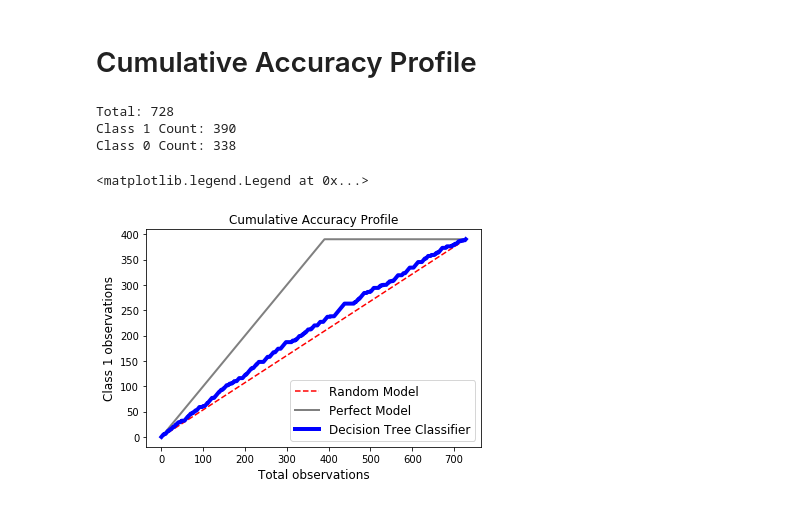
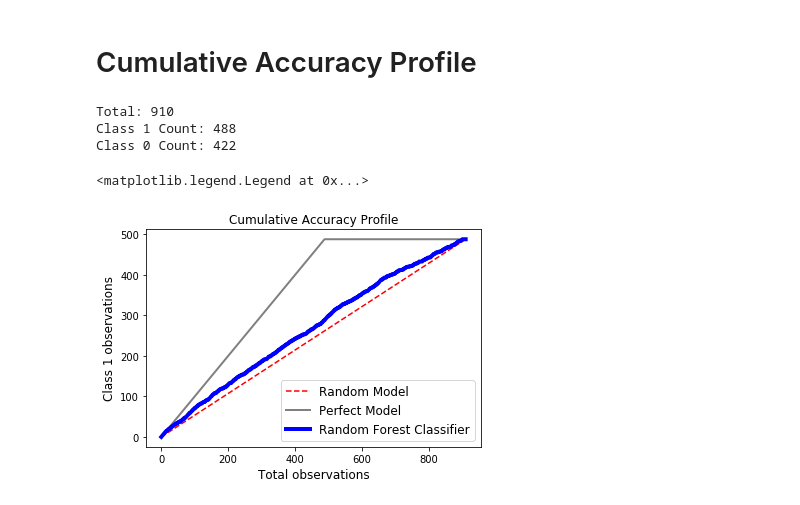
Before and after one commit to styrofomeBoots/project_3, a Jupyter notebook: bryan_workbook.ipynb, the cells around one changed output. Saved outputs shown, nothing was run; the diff lists cells and outputs as text; code cells hidden in the pictures.

```diff
--- a/bryan_workbook.ipynb
+++ b/bryan_workbook.ipynb
@@ -70,8 +70,9 @@ vote_count
 # %%
 # create table for model purposes
 modelDf = movieDf[["duration","facenumber_in_poster","rating_numeric","budget","revenue","gross_margin",
-                   "successful","director_score","production_companies_count","total_actor_starpower","release_month",
-                   "holiday_month","tot_wins","tot_noms"]]
+                   "successful","director_score","production_companies_count","total_actor_starpower","rel_mon_01",
+                   "rel_mon_02", "rel_mon_03", "rel_mon_04", "rel_mon_05", "rel_mon_06", "rel_mon_07", "rel_mon_08",
+                   "rel_mon_09", "rel_mon_10", "rel_mon_11", "rel_mon_12","holiday_month","tot_wins","tot_noms"]]
 modelDf = modelDf.dropna()
 modelDf.head(10)
 # %% [output]
@@ -94,8 +96,10 @@ modelDf["successful"].value_counts()
 Name: successful, dtype: int64
 # %%
 # Assign X (data) and y (target)
-X = modelDf[["duration","release_month","rating_numeric","director_score","production_companies_count","total_actor_starpower",
-             "tot_wins","tot_noms","holiday_month"]]
+X = modelDf[["duration","rel_mon_01","rel_mon_02", "rel_mon_03", "rel_mon_04", "rel_mon_05", "rel_mon_06",
+             "rel_mon_07", "rel_mon_08", "rel_mon_09", "rel_mon_10", "rel_mon_11", "rel_mon_12","rating_numeric",
+             "director_score","production_companies_count","total_actor_starpower","tot_wins","tot_noms",
+             "holiday_month"]]
 y = modelDf["successful"].values.reshape(-1, 1)
 print(X.shape, y.shape)
 # %% [output]
@@ -284,7 +288,7 @@ rf1 = RandomForestClassifier()
 # %%
 #Hyper Parameters Set for decision tree
 params = {'criterion':['gini','entropy'],
-          'n_estimators':[50,100,200,500,1000],
+          'n_estimators':[50,100,500,1000],
           'min_samples_leaf':[1,2,3],
           'min_samples_split':[3,4,5,6,7],
           'random_state':[123],
@@ -539,41 +560,41 @@ print(f"Total: {total}")
 print(f"Class 1 Count: {class_1_count}")
 print(f"Class 0 Count: {class_0_count}")
 # %% [output]
-Total: 728
-Class 1 Count: 390
-Class 0 Count: 338
+Total: 910
+Class 1 Count: 488
+Class 0 Count: 422
 # %%
 # plot a random model
 plt.plot([0, total], [0, class_1_count], c = 'r', linestyle = '--', label = 'Random Model')
 
 # plot a perfect model
 plt.plot([0, class_1_count, total],
          [0, class_1_count, class_1_count],
          c = 'grey',
          linewidth = 2,
          label = 'Perfect Model')
 
-# creat plot for model to compare
-probs = modelDT1.predict_proba(X_test_scaled)
+# creat plot for Random Forest model to compare
+probs = modelRf1.predict_proba(X_test_scaled)
 probs = probs[:, 1]
 model_y = [y for _, y in sorted(zip(probs, y_test), reverse = True)]
 y_values = np.append([0], np.cumsum(model_y))
 x_values = np.arange(0, total + 1)
 
 plt.plot(x_values,
          y_values,
          c = 'b',
-         label = 'Decision Tree Classifier',
+         label = 'Random Forest Classifier',
          linewidth = 4)
 
 # Plot information
 plt.xlabel('Total observations', fontsize = 12)
 plt.ylabel('Class 1 observations', fontsize = 12)
 plt.title('Cumulative Accuracy Profile', fontsize = 12)
 plt.legend(loc = 'lower right', fontsize = 12)
 # %% [output]
 <matplotlib.legend.Legend at 0x...>
-[figure, old version]
+[figure, new version]
 # %%
 #  CAP Analysis using Area Under Curve
 #  The first method to analyse the CAP Curve is using Area Under Curve. Let’s consider area under
```
Also changed, not shown: parts of 27 cells of this notebook.
